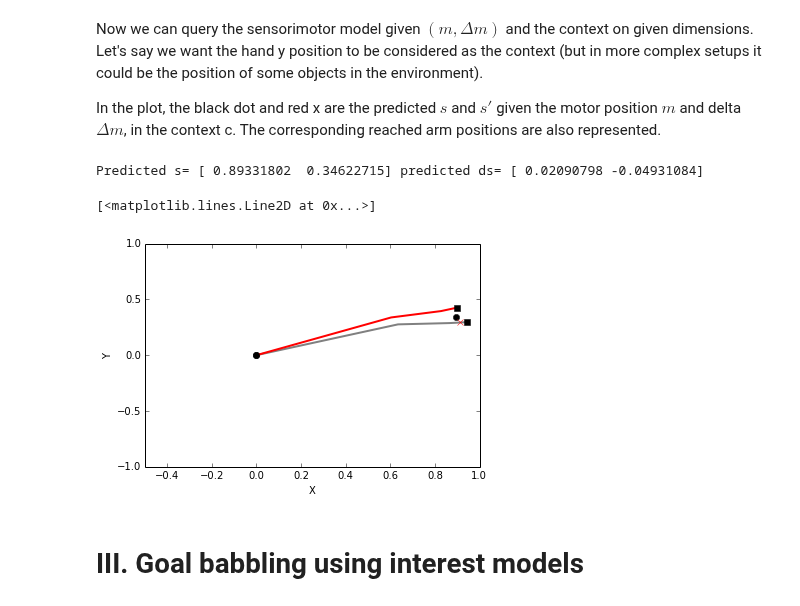
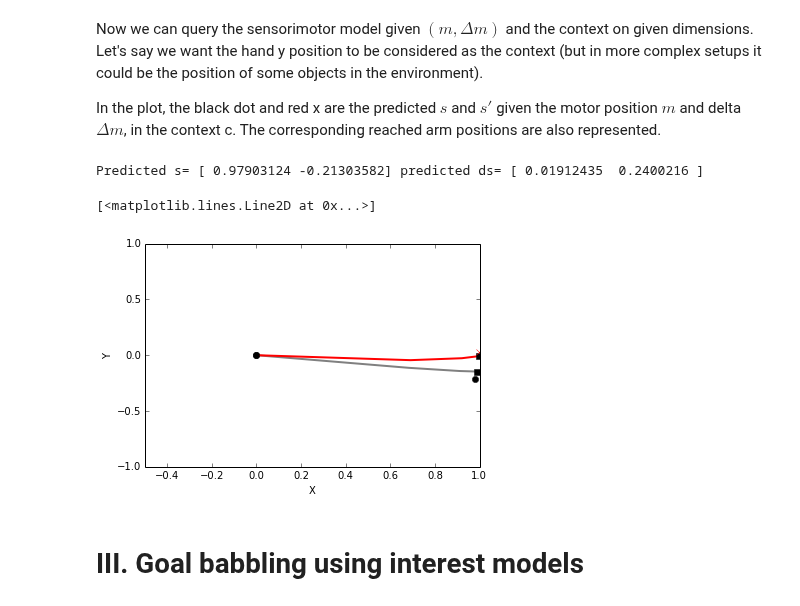
Before and after one commit to flowersteam/explauto, a Jupyter notebook: notebook/learning_with_context.ipynb, the cells around one changed output. Saved outputs shown, nothing was run; the diff lists cells and outputs as text; code cells hidden in the pictures.

```diff
--- a/notebook/learning_with_context.ipynb
+++ b/notebook/learning_with_context.ipynb
@@ -106,24 +106,25 @@ The corresponding reached arm positions are also represented.
 # %%
 # Predict with sensori context
 m = environment.current_motor_position
+s = environment.current_sensori_position
 dm = [0.1]*3
-c = [0.6] # context
-c_dims = [1] # hand y position
-sds = sm_model.predict_given_context(np.hstack((m, dm)), c, c_dims)
+context = s # context
+c_dims = [0, 1] # hand dimensions
+sds = sm_model.predict_given_context(np.hstack((m, dm)), context, c_dims)
 s = sds[0:2]
 ds = sds[2:4]
 print "Predicted s=", s, "predicted ds=", ds
 
 ax = axes()
 environment.plot(ax)
 environment.update(np.hstack((m, dm)), reset=False)
 environment.plot(ax, color='red')
 ax.plot(*s, marker='o', color='k')
 ax.plot(*list(np.array(s)+np.array(ds)), marker='x', color='red')
 # %% [output]
-Predicted s= [ 0.89331802  0.34622715] predicted ds= [ 0.02090798 -0.04931084]
+Predicted s= [ 0.97903124 -0.21303582] predicted ds= [ 0.01912435  0.2400216 ]
 [<matplotlib.lines.Line2D at 0x...>]
-[figure, old version]
+[figure, new version]
 # %% [markdown]
 # III. Goal babbling using interest models
 # %% [markdown]
```
Also changed, not shown: parts of 11 cells of this notebook, 1 other file.
